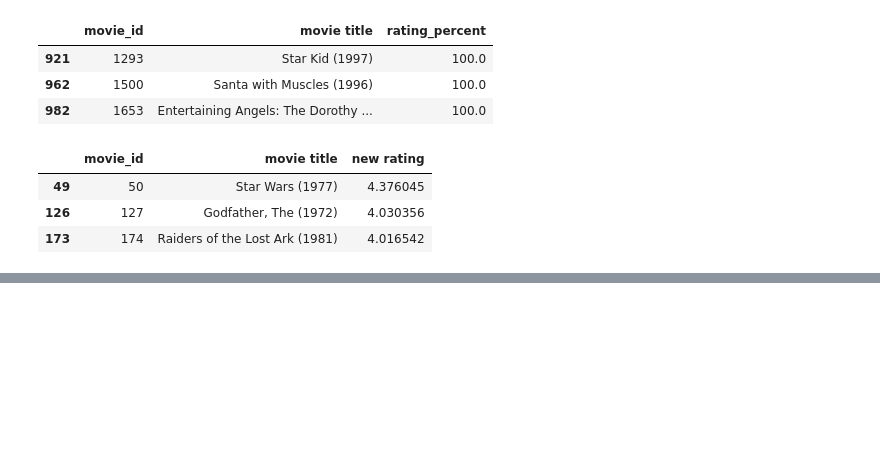
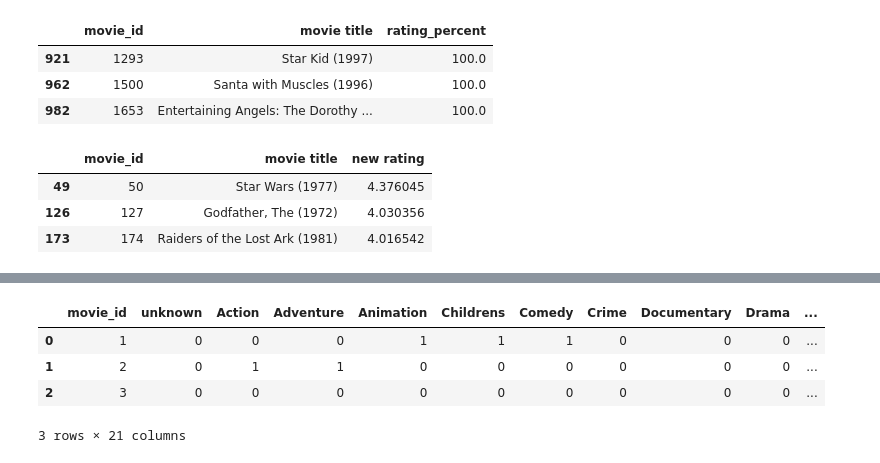
Before and after one commit to yakirzana/commerceTask1, a Jupyter notebook: Ass2.ipynb, the cells around one changed output, grey strips where cells are left out. Drawn from its saved outputs; the diff is of its cells as text; code cells hidden in the pictures; blank space fills up the shorter version.

```diff
--- a/Ass2.ipynb
+++ b/Ass2.ipynb
@@ -348,0 +295,17 @@ def classification_model(model, train,test, predictors, outcome):
+# %%
+# create test
+
+cols = ['user_id','movie_id','rating','timestamp']
+test = pd.read_csv('ml-100k/u1.test',delimiter='\t',names=cols,encoding='latin-1')
+test = test[['movie_id','rating']].groupby('movie_id').mean()
+test = test.reset_index()
+test = data.merge(test,on = 'movie_id',how = 'inner')
+test = test.drop(['movie title', 'video release date', 'IMDb URL', 'release date'], axis=1)
+
+test.head(3)
+# %% [output]
+|  | movie_id | unknown | Action | Adventure | Animation | Childrens | Comedy | Crime | Documentary | Drama | ... |
+| 0 | 1 | 0 | 0 | 0 | 1 | 1 | 1 | 0 | 0 | 0 | ... |
+| 1 | 2 | 0 | 1 | 1 | 0 | 0 | 0 | 0 | 0 | 0 | ... |
+| 2 | 3 | 0 | 0 | 0 | 0 | 0 | 0 | 0 | 0 | 0 | ... |
+3 rows × 21 columns
```
Also changed, not shown: parts of 27 cells of this notebook.
